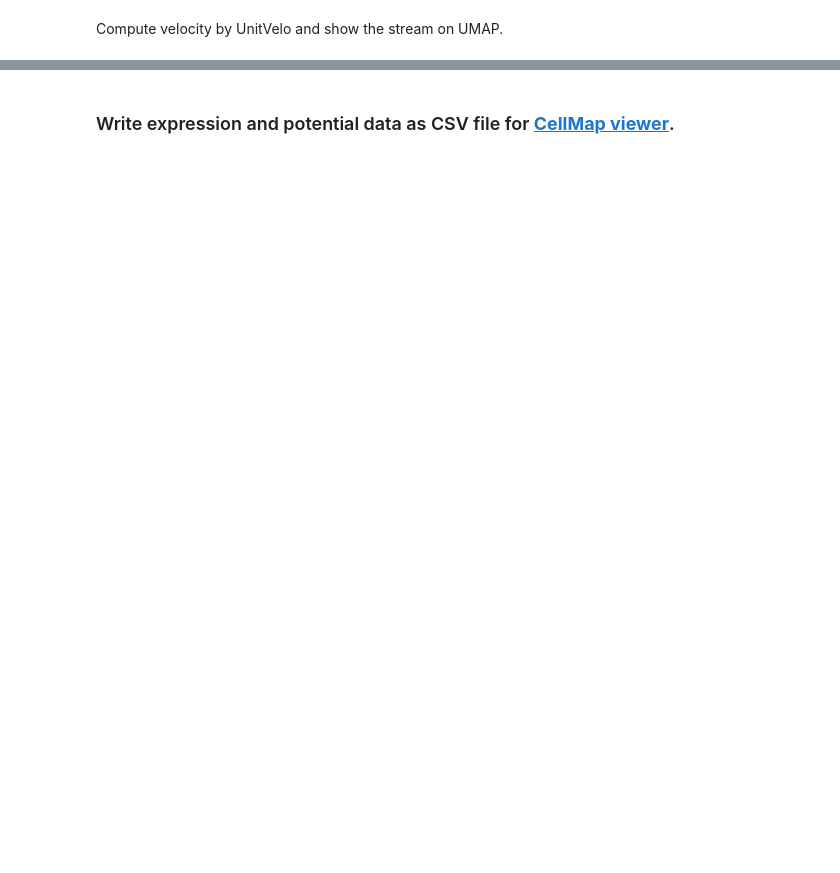
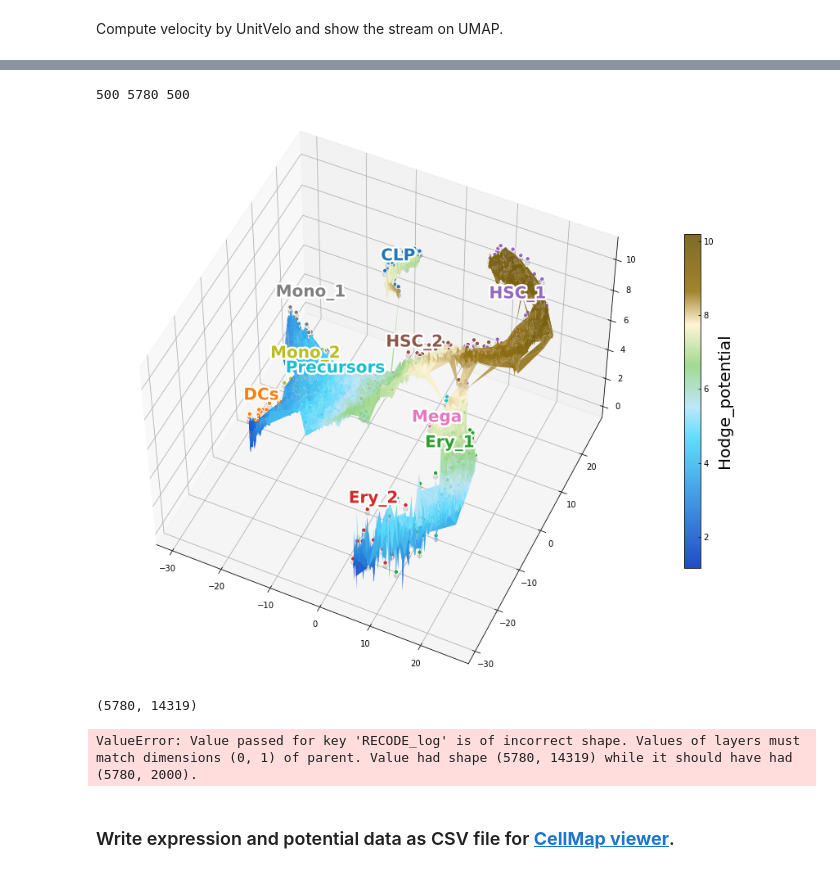
Before and after one commit to yusuke-imoto-lab/CellMap, a Jupyter notebook: tutorial/CellMap_tutorial_bonemarrow.ipynb, the cells around one changed output, grey strips where cells are left out. Saved outputs shown, nothing was run; the diff lists cells and outputs as text; code cells hidden in the pictures; blank space fills up the shorter version.

Commit message:
Collect errors

```diff
--- a/tutorial/CellMap_tutorial_bonemarrow.ipynb
+++ b/tutorial/CellMap_tutorial_bonemarrow.ipynb
@@ -97,5 +100,16 @@ cellmap.view_surface_3D(adata, basis='X_tsne', cluster_key ='clusters', elev=50,
 # %%
-cellmap.view_surface_3D_cluster(adata, basis='X_tsne', cluster_key ='clusters',elev=50,azim=65,s=30);
+cellmap.view_surface_3D_cluster(adata, basis='X_tsne', cluster_key ='clusters',elev=50,azim=-65,s=30);
+# %% [output]
+500 5780 500
+[figure, added]
+# %%
+adata.obsm['RECODE_log'].shape
+# %% [output]
+(5780, 14319)
+# %%
+adata.layers['RECODE_log'] = adata.obsm['RECODE_log']
+# %% [output]
+ValueError: Value passed for key 'RECODE_log' is of incorrect shape. Values of layers must match dimensions (0, 1) of parent. Value had shape (5780, 14319) while it should have had (5780, 2000).
 # %% [markdown]
 ### Write expression and potential data as CSV file for **[CellMap viewer](https://github.com/yusuke-imoto-lab/CellMapViewer)**.
 # %%
```
Also changed, not shown: parts of 10 cells of this notebook, 6 other files.
